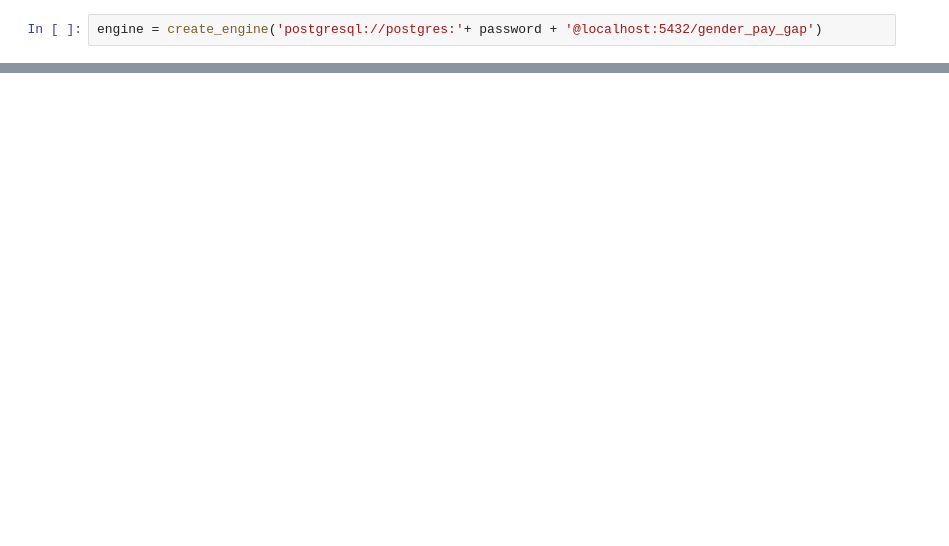
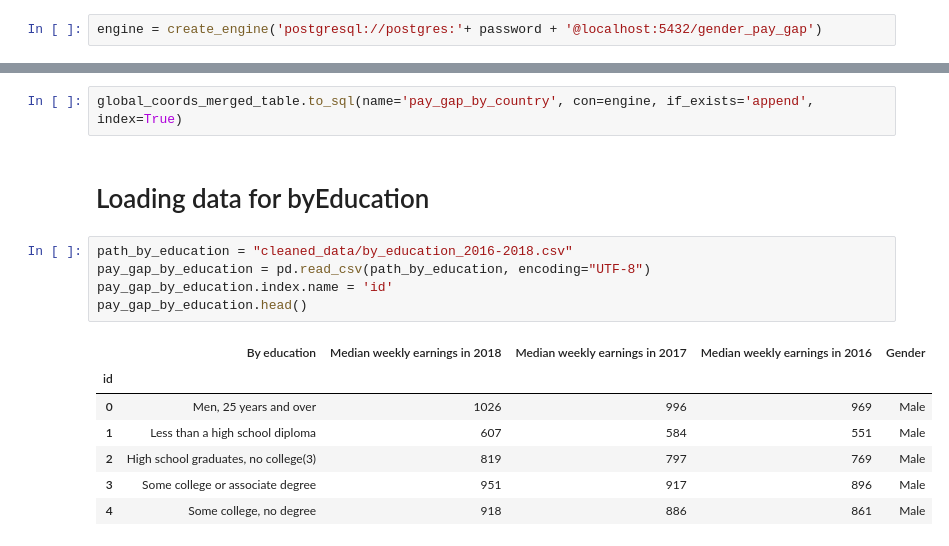
Before and after one commit to lquasem/Gender-Pay-Gap, a Jupyter notebook: load_data_to_db.ipynb, the cells around one changed output, grey strips where cells are left out. Saved outputs shown, nothing was run; the diff lists cells and outputs as text; blank space fills up the shorter version.

Commit message:
final update with by race ,overall and by education

```diff
--- a/load_data_to_db.ipynb
+++ b/load_data_to_db.ipynb
@@ -33,0 +126,17 @@ pay_gap_by_gender_table.to_sql(name='pay_gap_by_race', con=engine, if_exists='ap
+# %%
+global_coords_merged_table.to_sql(name='pay_gap_by_country', con=engine, if_exists='append', index=True)
+# %% [markdown]
+# Loading data for byEducation
+# %%
+path_by_education = "cleaned_data/by_education_2016-2018.csv"
+pay_gap_by_education = pd.read_csv(path_by_education, encoding="UTF-8")
+pay_gap_by_education.index.name = 'id'
+pay_gap_by_education.head()
+# %% [output]
+|  | By education | Median weekly earnings in 2018 | Median weekly earnings in 2017 | Median weekly earnings in 2016 | Gender |
+| id |  |  |  |  |  |
+| 0 | Men, 25 years and over | 1026 | 996 | 969 | Male |
+| 1 | Less than a high school diploma | 607 | 584 | 551 | Male |
+| 2 | High school graduates, no college(3) | 819 | 797 | 769 | Male |
+| 3 | Some college or associate degree | 951 | 917 | 896 | Male |
+| 4 | Some college, no degree | 918 | 886 | 861 | Male |
```
Also changed, not shown: parts of 17 cells of this notebook, 17 other files.
